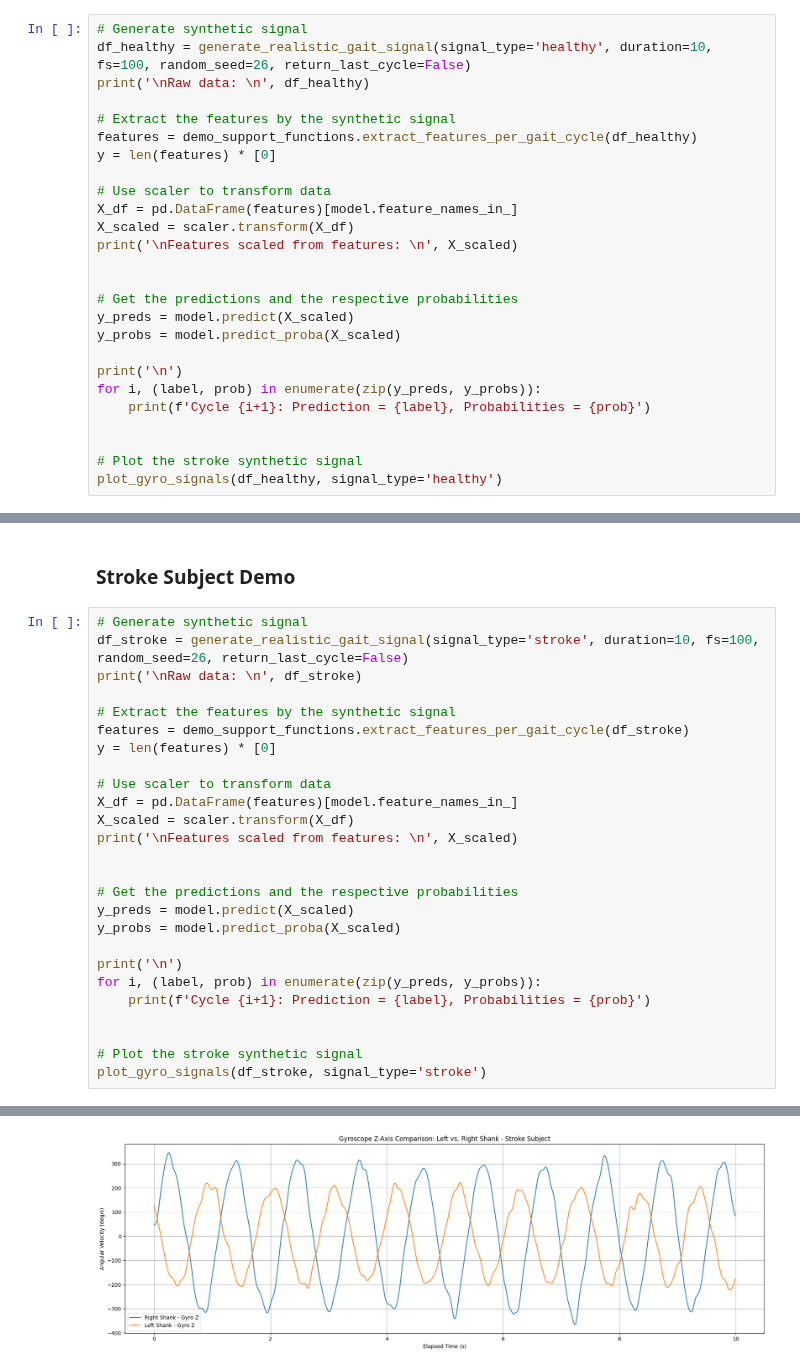
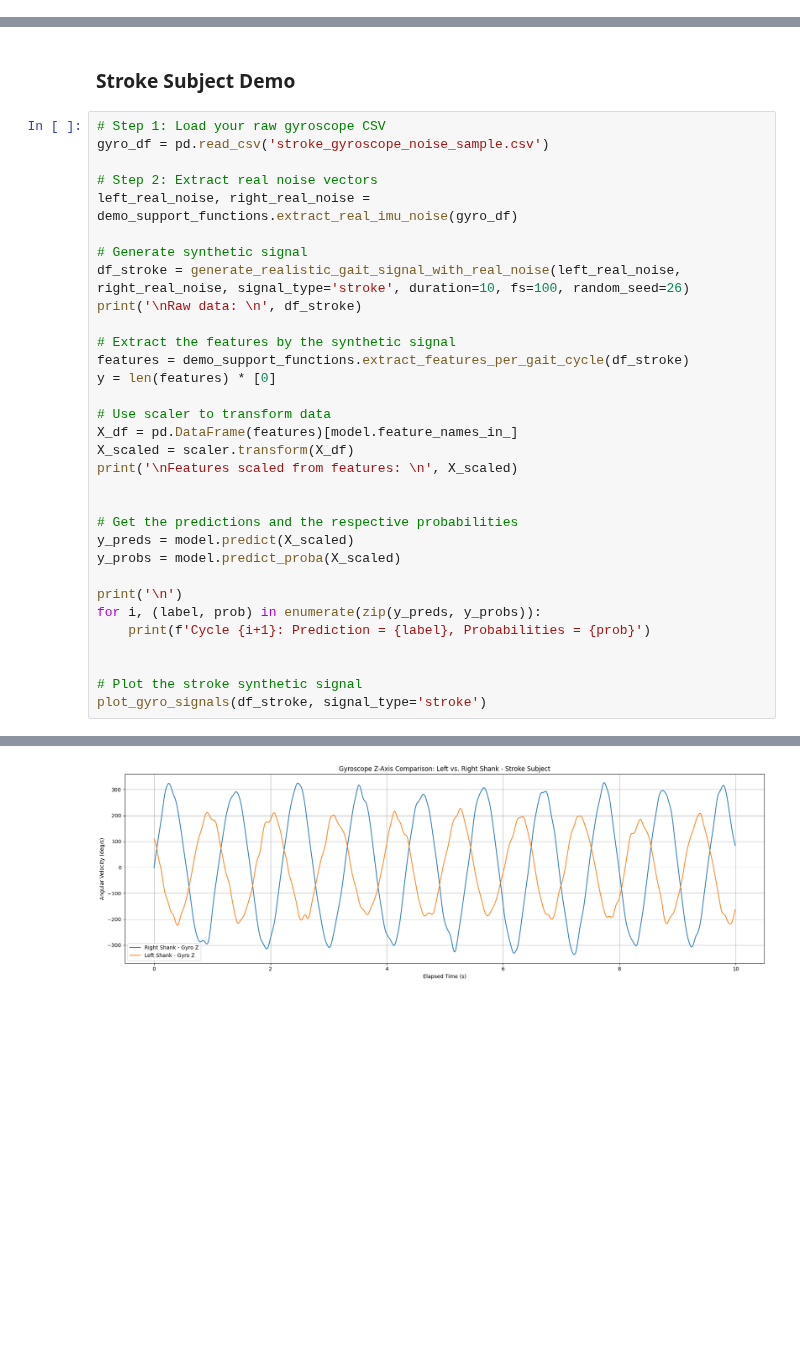
Before and after one commit to StamatisOrfanos/GaitRehab, a Jupyter notebook: demo/demo_detection.ipynb, the cells around one changed output, grey strips where cells are left out. Drawn from its saved outputs; the diff is of its cells as text; blank space fills up the shorter version.

Commit message:
Gait detection demo

```diff
--- a/demo/demo_detection.ipynb
+++ b/demo/demo_detection.ipynb
@@ -141,26 +115,0 @@ Classes: [0 1]
-# %%
-# Generate synthetic signal
-df_healthy = generate_realistic_gait_signal(signal_type='healthy', duration=10, fs=100, random_seed=26, return_last_cycle=False)
-print('\nRaw data: \n', df_healthy)
-
-# Extract the features by the synthetic signal
-features = demo_support_functions.extract_features_per_gait_cycle(df_healthy)
-y = len(features) * [0]
-
-# Use scaler to transform data
-X_df = pd.DataFrame(features)[model.feature_names_in_]
-X_scaled = scaler.transform(X_df)
-print('\nFeatures scaled from features: \n', X_scaled)
-
-
-# Get the predictions and the respective probabilities
-y_preds = model.predict(X_scaled)
-y_probs = model.predict_proba(X_scaled)
-
-print('\n')
-for i, (label, prob) in enumerate(zip(y_preds, y_probs)):
-    print(f'Cycle {i+1}: Prediction = {label}, Probabilities = {prob}')
-
-
-# Plot the stroke synthetic signal
-plot_gyro_signals(df_healthy, signal_type='healthy')
@@ -186,8 +116,14 @@ Cycle 9: Prediction = 1, Probabilities = [0.1 0.9]
 # %% [markdown]
 ### Stroke Subject Demo
 # %%
+# Step 1: Load your raw gyroscope CSV
+gyro_df = pd.read_csv('stroke_gyroscope_noise_sample.csv')
+
+# Step 2: Extract real noise vectors
+left_real_noise, right_real_noise = demo_support_functions.extract_real_imu_noise(gyro_df)
+
 # Generate synthetic signal
-df_stroke = generate_realistic_gait_signal(signal_type='stroke', duration=10, fs=100, random_seed=26, return_last_cycle=False)
+df_stroke = generate_realistic_gait_signal_with_real_noise(left_real_noise, right_real_noise, signal_type='stroke', duration=10, fs=100, random_seed=26)
 print('\nRaw data: \n', df_stroke)
 
 # Extract the features by the synthetic signal
@@ -230,3 +166,3 @@ Cycle 6: Prediction = 1, Probabilities = [0.1 0.9]
 Cycle 7: Prediction = 1, Probabilities = [0. 1.]
 Cycle 8: Prediction = 1, Probabilities = [0. 1.]
-[figure, old version]
+[figure, new version]
```
Also changed, not shown: parts of 5 cells of this notebook, 2 other files.
